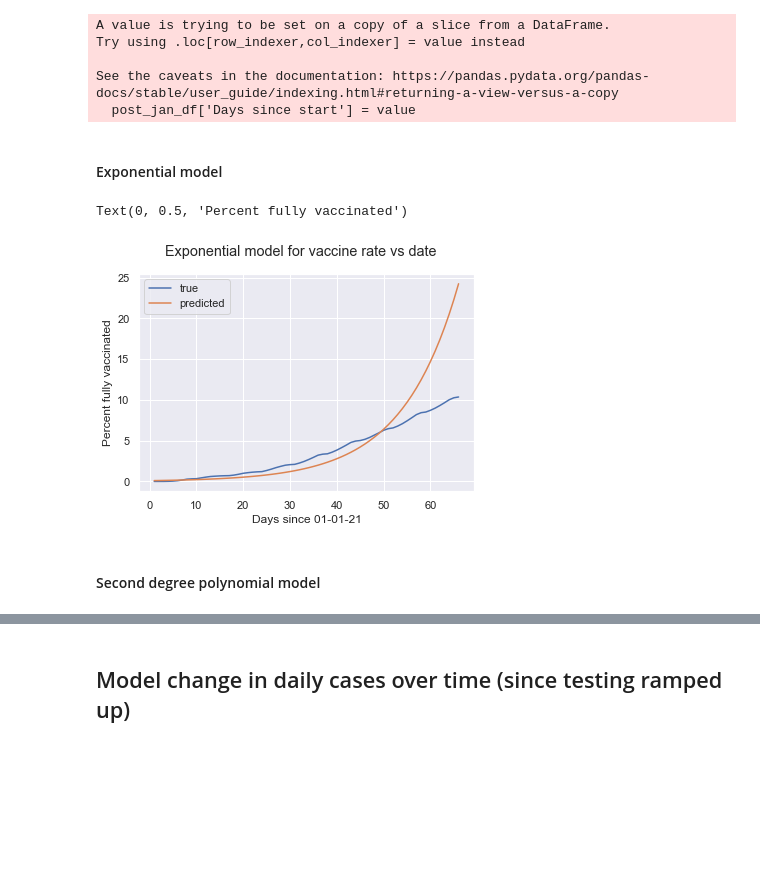
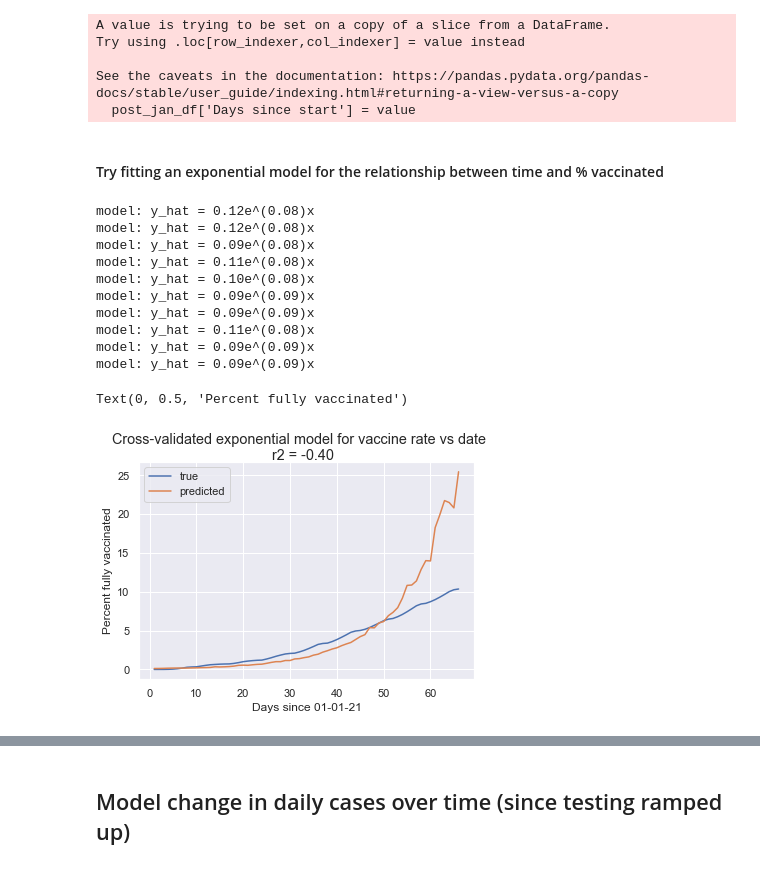
Before and after one commit to swastidadhich/Covid19HerdImmunity, a Jupyter notebook: COVID Data and analysis plan + regression-1.ipynb, the cells around one changed output, grey strips where cells are left out. Saved outputs shown, nothing was run; the diff lists cells and outputs as text; code cells hidden in the pictures; blank space fills up the shorter version.

```diff
--- a/COVID Data and analysis plan + regression-1.ipynb
+++ b/COVID Data and analysis plan + regression-1.ipynb
@@ -286,6 +286,12 @@ df_covid_vax = clean_vax_df(df_vax_dirty)
 # combine the dataframes
 df_covid_info = combine_case_vax_df(df_covid_cases, df_covid_vax)
 
+# set the index to date string instead of datetime for easier indexing
+df_covid_info = df_covid_info.rename_axis('Date')
+df_covid_info = df_covid_info.reset_index()
+df_covid_info = df_covid_info.set_index('Date string')
+df_covid_info = df_covid_info.sort_index()
+
 # save the dataframe to a csv
 df_covid_info.to_csv('covid vaccine and case data.csv')
 # %%
@@ -325,12 +326,6 @@ import matplotlib.dates as mdates
 import matplotlib.pyplot as plt
 import seaborn as sns
 sns.set()
-# %%
-# resetting the index
-df_covid_info = df_covid_info.reset_index()
-
-# name the data column
-df_covid_info = df_covid_info.rename(columns = {'index': 'Date'})
 # %%
 df_covid_info
 # %% [output]
@@ -436,13 +432,11 @@ We will use `regression` to create a function which estimates the percentage of
 # %% [markdown]
 ## Fit a regression model to predict % fully vaccinated from date
 # %%
-# make post_jan_df with a string index representing the date with data after Jan 1, 2021
-int_df_covid = df_covid_info.reset_index(drop = False)
-int_df_covid = int_df_covid.set_index('Date string')
-post_jan_df = int_df_covid.loc['2021-01-01':, :]
+# slice df to keep data from Jan 1, 2021 on (when vaccinations are increasing)
+post_jan_df = df_covid_info.loc['2021-01-01':, :]
 
 # add a column to the dataframe that counts the days since Jan 1, 2021
-days = np.empty_like(post_jan_df.loc[:, 'index'])
+days = np.empty_like(post_jan_df.loc[:, 'Date'])
 days.fill(1)
 value = np.cumsum(days)
 post_jan_df['Days since start'] = value
@@ -452,5 +446,3 @@ Try using .loc[row_indexer,col_indexer] = value instead
 
 See the caveats in the documentation: https://pandas.pydata.org/pandas-docs/stable/user_guide/indexing.html#returning-a-view-versus-a-copy
   post_jan_df['Days since start'] = value
-# %% [markdown]
-#### Exponential model
@@ -457,28 +543,32 @@ See the caveats in the documentation: https://pandas.pydata.org/pandas-docs/stab
+# %% [markdown]
+#### Try fitting an exponential model for the relationship between time and % vaccinated
 # %%
-from sklearn.linear_model import LinearRegression
-
 # get x (days) and y (% vaccinated)
 x = np.array(post_jan_df.loc[:, 'Days since start']).reshape(-1, 1)
 y = np.array(post_jan_df.loc[:, 'Percent People Fully Vaccinated'])
 
-# train a linear regression on the log of y
-reg = LinearRegression()
-reg.fit(x, np.log(y))
-
-# predict values
-y_pred = np.exp(reg.predict(x))
+# fit a linear regression model to exponential data
+y_pred, crossval_r2 = crossval_expo_reg(x, y)
 
 # plot the exponential model against the real data
 plt.plot(x, y, label = 'true')
 plt.plot(x, y_pred, label = 'predicted')
 
 # groom graph
 plt.legend()
-plt.suptitle('Exponential model for vaccine rate vs date')
+plt.suptitle(f'Cross-validated exponential model for vaccine rate vs date \n r2 = {crossval_r2:.2f}')
 plt.xlabel('Days since 01-01-21')
 plt.ylabel('Percent fully vaccinated')
 # %% [output]
-Text(0, 0.5, 'Percent fully vaccinated')
+model: y_hat = 0.12e^(0.08)x
+model: y_hat = 0.12e^(0.08)x
+model: y_hat = 0.09e^(0.08)x
+model: y_hat = 0.11e^(0.08)x
+model: y_hat = 0.10e^(0.08)x
+model: y_hat = 0.09e^(0.09)x
+model: y_hat = 0.09e^(0.09)x
+model: y_hat = 0.11e^(0.08)x
+model: y_hat = 0.09e^(0.09)x
+model: y_hat = 0.09e^(0.09)x
+Text(0, 0.5, 'Percent fully vaccinated')
-[figure, old version]
+[figure, new version]
-# %% [markdown]
-#### Second degree polynomial model
```
Also changed, not shown: parts of 23 cells of this notebook.
